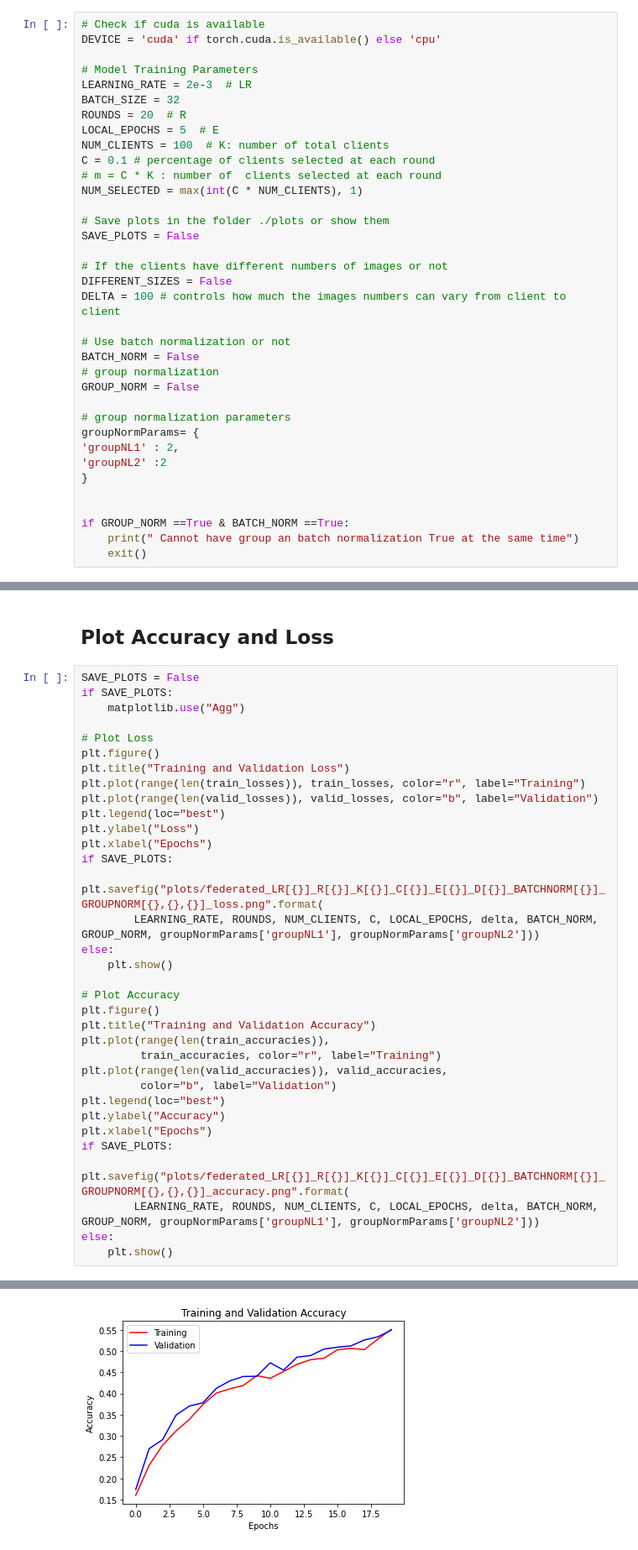
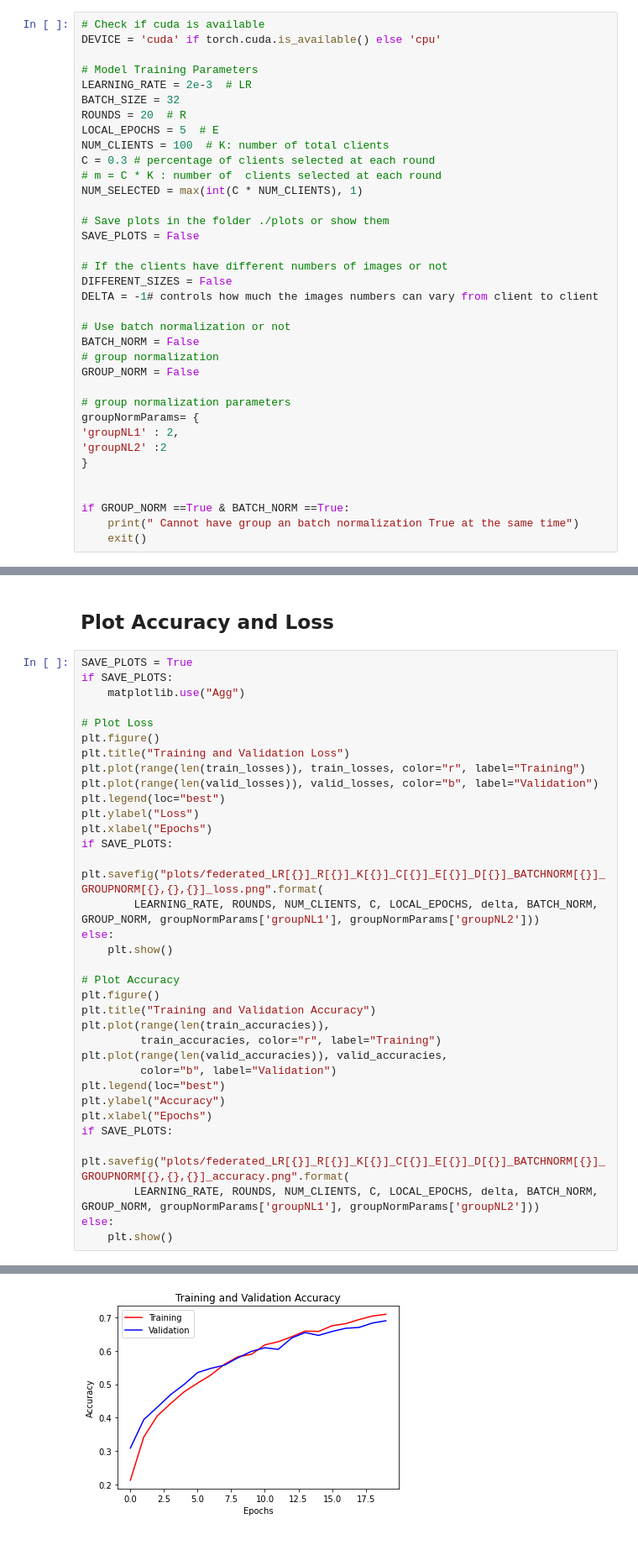
Before and after one commit to thebouda/AMLProject, a Jupyter notebook: federatedv2.ipynb, the cells around one changed output, grey strips where cells are left out. Shown at 84% size. Saved outputs shown, nothing was run; the diff lists cells and outputs as text.

Commit message:
feat: federated_LR[0.002]_R[20]_K[100]_C[0.3]_E[5]_D[-1]_BATCHNORM[False]_GROUPNORM[False,2,2]

```diff
--- a/federatedv2.ipynb
+++ b/federatedv2.ipynb
@@ -23,7 +23,7 @@ BATCH_SIZE = 32
 ROUNDS = 20  # R
 LOCAL_EPOCHS = 5  # E
 NUM_CLIENTS = 100  # K: number of total clients
-C = 0.1 # percentage of clients selected at each round
+C = 0.3 # percentage of clients selected at each round
 # m = C * K : number of  clients selected at each round
 NUM_SELECTED = max(int(C * NUM_CLIENTS), 1)
 
@@ -32,7 +32,7 @@ SAVE_PLOTS = False
 
 # If the clients have different numbers of images or not
 DIFFERENT_SIZES = False
-DELTA = 100 # controls how much the images numbers can vary from client to client
+DELTA = -1# controls how much the images numbers can vary from client to client
 
 # Use batch normalization or not
 BATCH_NORM = False
@@ -339,7 +339,7 @@ Round: 19       Average Train loss: 1.2880      Valid loss: 1.2561      Average
 # %% [markdown]
 ## Plot Accuracy and Loss
 # %%
-SAVE_PLOTS = False
+SAVE_PLOTS = True
 if SAVE_PLOTS:
     matplotlib.use("Agg")
 
@@ -377 +377 @@ else:
-[figure, old version]
+[figure, new version]
```
Also changed, not shown: parts of 2 cells of this notebook, 2 other files.
